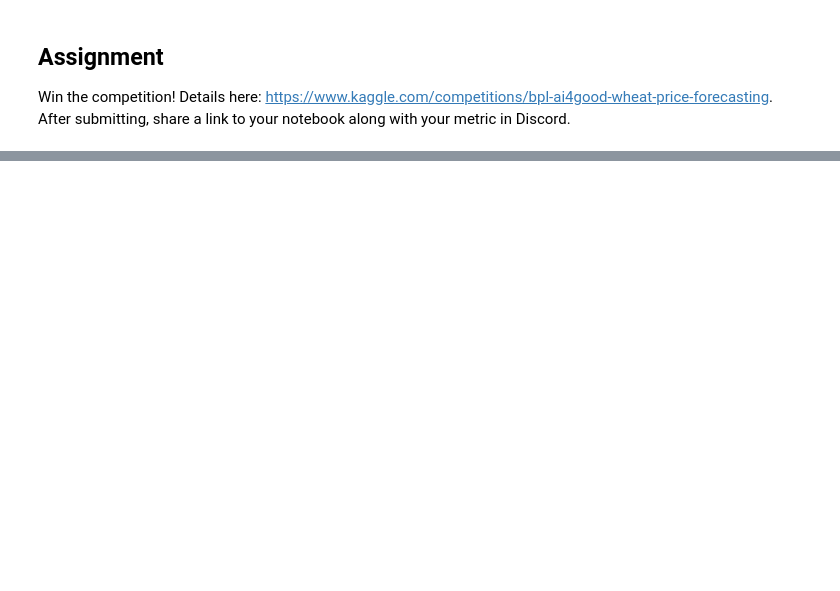
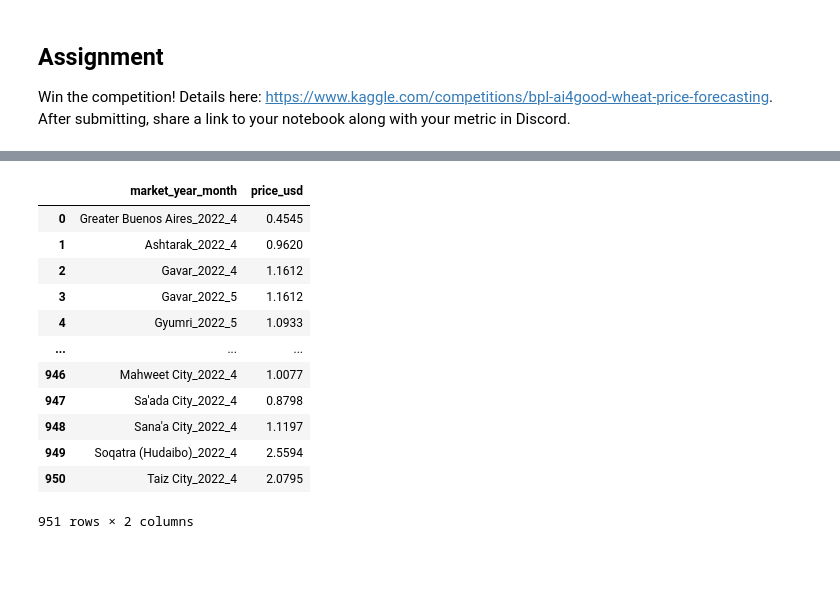
Before and after one commit to Better-Planet-Laboratory/ai4good, a Jupyter notebook: Notebooks/wk9/wheat-shock.ipynb, the cells around one changed output, grey strips where cells are left out. Drawn from its saved outputs; the diff is of its cells as text; code cells hidden in the pictures; blank space fills up the shorter version.

```diff
--- a/Notebooks/wk9/wheat-shock.ipynb
+++ b/Notebooks/wk9/wheat-shock.ipynb
@@ -89,0 +125,30 @@ Win the competition! Details here: https://www.kaggle.com/competitions/bpl-ai4go
+# %%
+# read in the test data
+test = pd.read_csv('data/test.csv')
+
+# for each market_year_month in test, lookup the latest price from latest_prices, and fill in the price
+test['market'] = test['market_year_month'].str.split('_').str[0]
+test = test.merge(latest_prices, on='market', how='left')
+# replace null values with the mean price
+test['price_usd'] = test['price_usd'].fillna(test['price_usd'].mean())
+# drop the market column for submission
+test = test.drop(columns=['market'])
+
+# export the test dataframe to a csv file
+test.to_csv('data/sample_submission_3.csv', index=False)
+
+test
+# %% [output]
+|  | market_year_month | price_usd |
+| 0 | Greater Buenos Aires_2022_4 | 0.4545 |
+| 1 | Ashtarak_2022_4 | 0.9620 |
+| 2 | Gavar_2022_4 | 1.1612 |
+| 3 | Gavar_2022_5 | 1.1612 |
+| 4 | Gyumri_2022_5 | 1.0933 |
+| ... | ... | ... |
+| 946 | Mahweet City_2022_4 | 1.0077 |
+| 947 | Sa'ada City_2022_4 | 0.8798 |
+| 948 | Sana'a City_2022_4 | 1.1197 |
+| 949 | Soqatra (Hudaibo)_2022_4 | 2.5594 |
+| 950 | Taiz City_2022_4 | 2.0795 |
+951 rows × 2 columns
```
Also changed, not shown: parts of 5 cells of this notebook.
